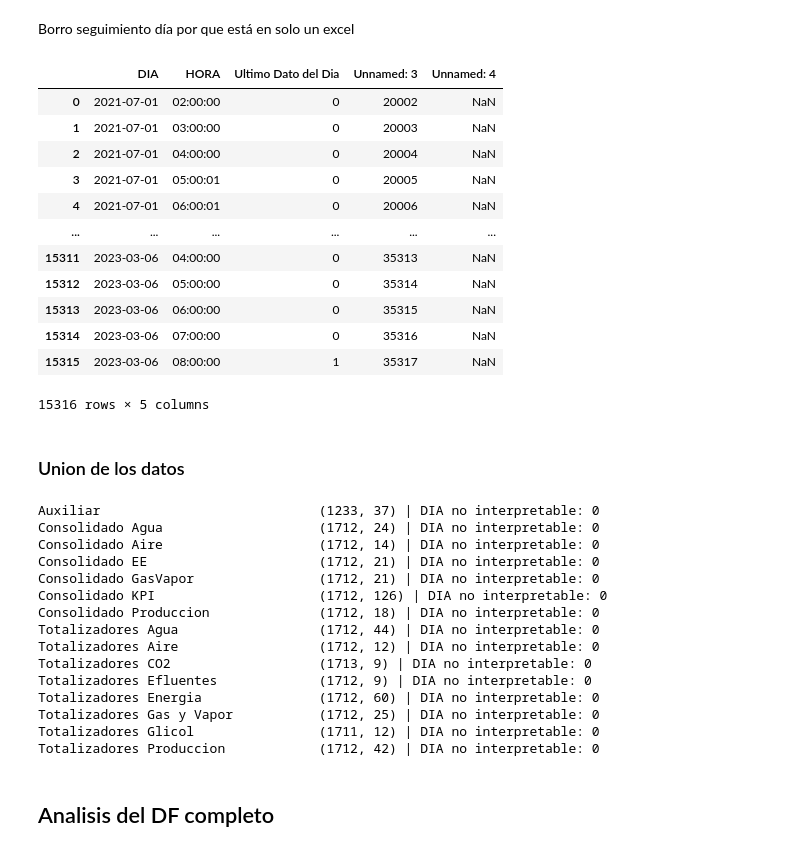
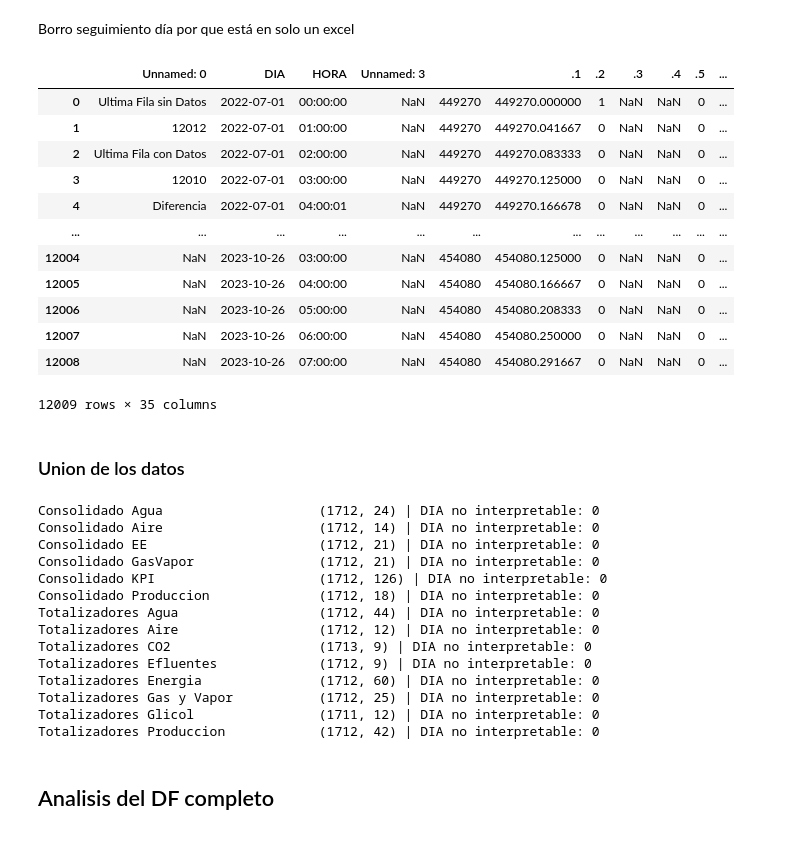
Before and after one commit to Marcjun/Cerveceria-LabDatosII, a Jupyter notebook: notebooks/eda.ipynb, the cells around one changed output. Saved outputs shown, nothing was run; the diff lists cells and outputs as text; code cells hidden in the pictures.

```diff
--- a/notebooks/eda.ipynb
+++ b/notebooks/eda.ipynb
@@ -216,20 +217,23 @@ Totalizadores Planta 2022_2023.xlsx 15 hojas | faltan: {'Seguimiento Dia'}
 Borro seguimiento día por que está en solo un excel
 # %%
 dfs_todo["Totalizadores Planta 2021_2023.xlsx"].pop("Seguimiento Dia")
+dfs_todo["Totalizadores Planta 2021_2023.xlsx"].pop("Auxiliar")
+dfs_todo["Totalizadores Planta 2020_2022.xlsx"].pop("Auxiliar")
+dfs_todo["Totalizadores Planta 2022_2023.xlsx"].pop("Auxiliar")
 # %% [output]
-|  | DIA | HORA | Ultimo Dato del Dia | Unnamed: 3 | Unnamed: 4 |
-| 0 | 2021-07-01 | 02:00:00 | 0 | 20002 | NaN |
-| 1 | 2021-07-01 | 03:00:00 | 0 | 20003 | NaN |
-| 2 | 2021-07-01 | 04:00:00 | 0 | 20004 | NaN |
-| 3 | 2021-07-01 | 05:00:01 | 0 | 20005 | NaN |
-| 4 | 2021-07-01 | 06:00:01 | 0 | 20006 | NaN |
-| ... | ... | ... | ... | ... | ... |
-| 15311 | 2023-03-06 | 04:00:00 | 0 | 35313 | NaN |
-| 15312 | 2023-03-06 | 05:00:00 | 0 | 35314 | NaN |
-| 15313 | 2023-03-06 | 06:00:00 | 0 | 35315 | NaN |
-| 15314 | 2023-03-06 | 07:00:00 | 0 | 35316 | NaN |
-| 15315 | 2023-03-06 | 08:00:00 | 1 | 35317 | NaN |
+|  | Unnamed: 0 | DIA | HORA | Unnamed: 3 |  | .1 | .2 | .3 | .4 | .5 | ... |
+| 0 | Ultima Fila sin Datos | 2022-07-01 | 00:00:00 | NaN | 449270 | 449270.000000 | 1 | NaN | NaN | 0 | ... |
+| 1 | 12012 | 2022-07-01 | 01:00:00 | NaN | 449270 | 449270.041667 | 0 | NaN | NaN | 0 | ... |
+| 2 | Ultima Fila con Datos | 2022-07-01 | 02:00:00 | NaN | 449270 | 449270.083333 | 0 | NaN | NaN | 0 | ... |
+| 3 | 12010 | 2022-07-01 | 03:00:00 | NaN | 449270 | 449270.125000 | 0 | NaN | NaN | 0 | ... |
+| 4 | Diferencia | 2022-07-01 | 04:00:01 | NaN | 449270 | 449270.166678 | 0 | NaN | NaN | 0 | ... |
+| ... | ... | ... | ... | ... | ... | ... | ... | ... | ... | ... | ... |
+| 12004 | NaN | 2023-10-26 | 03:00:00 | NaN | 454080 | 454080.125000 | 0 | NaN | NaN | 0 | ... |
+| 12005 | NaN | 2023-10-26 | 04:00:00 | NaN | 454080 | 454080.166667 | 0 | NaN | NaN | 0 | ... |
+| 12006 | NaN | 2023-10-26 | 05:00:00 | NaN | 454080 | 454080.208333 | 0 | NaN | NaN | 0 | ... |
+| 12007 | NaN | 2023-10-26 | 06:00:00 | NaN | 454080 | 454080.250000 | 0 | NaN | NaN | 0 | ... |
+| 12008 | NaN | 2023-10-26 | 07:00:00 | NaN | 454080 | 454080.291667 | 0 | NaN | NaN | 0 | ... |
-15316 rows × 5 columns
+12009 rows × 35 columns
 # %% [markdown]
 ### Union de los datos
 # %%
@@ -247,7 +251,6 @@ for hoja in todas_las_hojas:
 
     print(f"{hoja:35s} {df.shape} | DIA no interpretable: {df['DIA'].isna().sum()}")
 # %% [output]
-Auxiliar                            (1233, 37) | DIA no interpretable: 0
 Consolidado Agua                    (1712, 24) | DIA no interpretable: 0
 Consolidado Aire                    (1712, 14) | DIA no interpretable: 0
 Consolidado EE                      (1712, 21) | DIA no interpretable: 0
```
Also changed, not shown: parts of 13 cells of this notebook, 2 other files.
